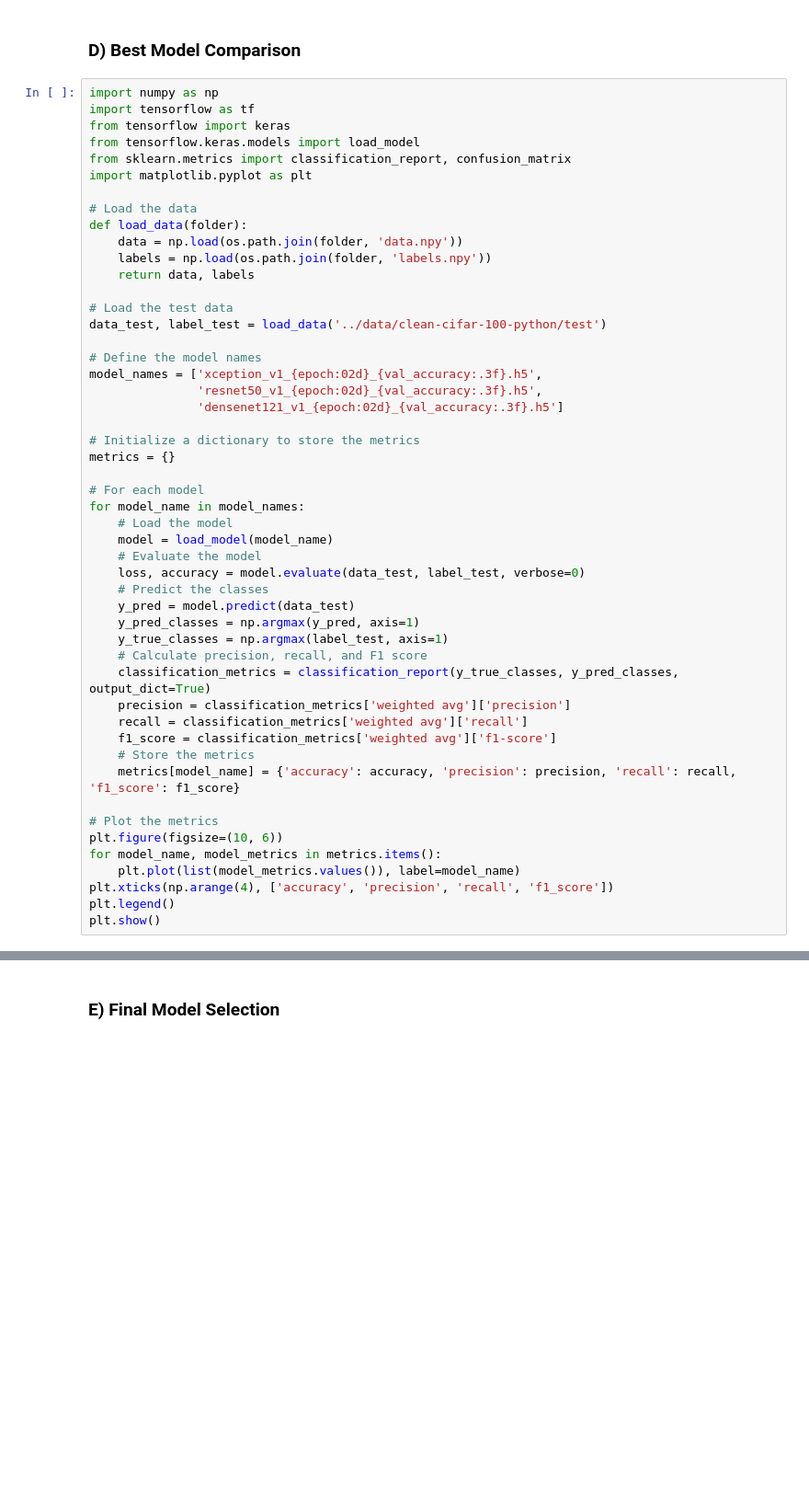
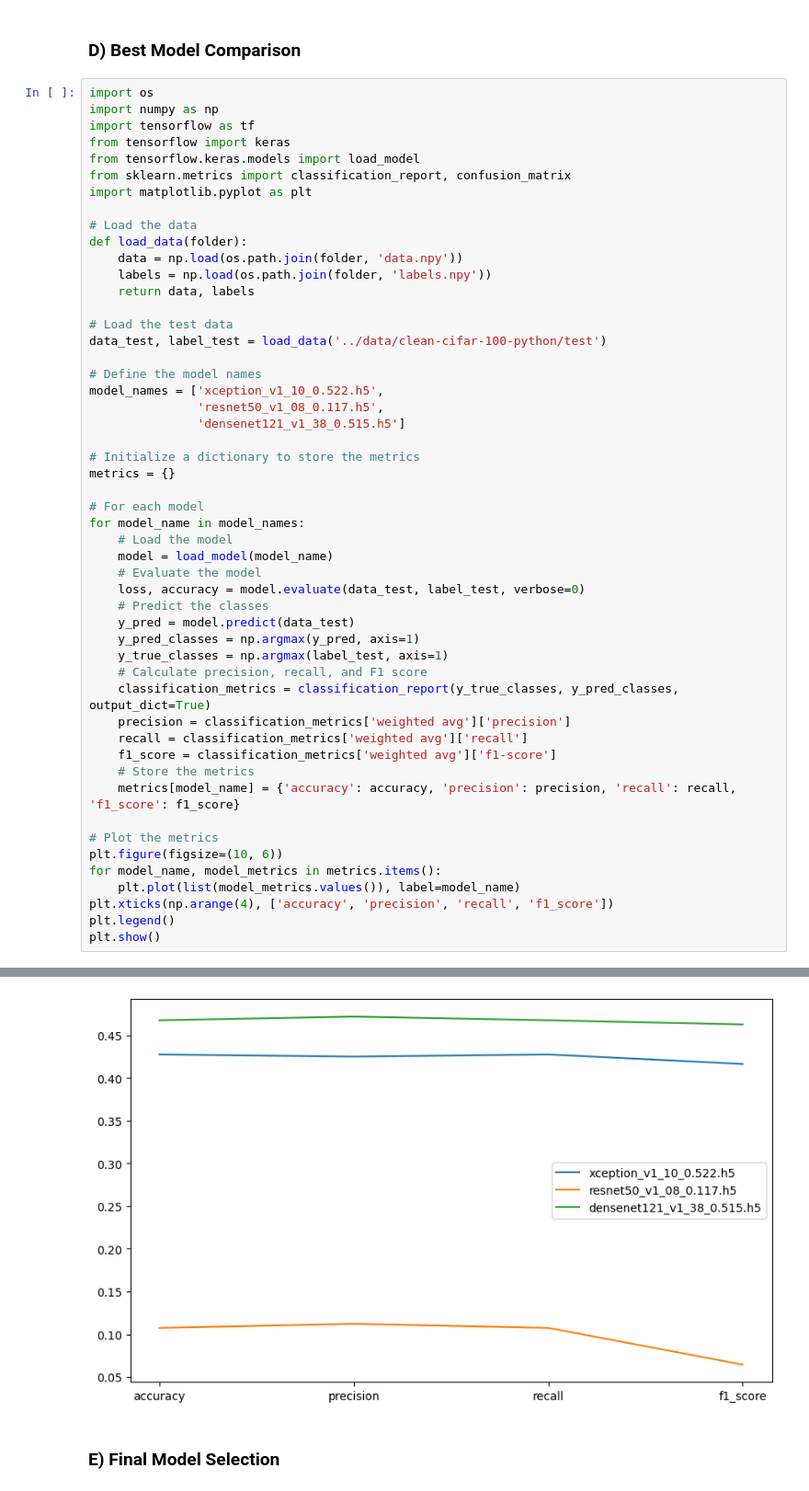
Before and after one commit to anammari/machine-learning-zoomcamp-capstone-2023, a Jupyter notebook: jupyter/notebook.ipynb, the cells around one changed output, grey strips where cells are left out. Shown at 92% size. Drawn from its saved outputs; the diff is of its cells as text; blank space fills up the shorter version.

```diff
--- a/jupyter/notebook.ipynb
+++ b/jupyter/notebook.ipynb
@@ -503,6 +745,7 @@ history = model.fit(
 # %% [markdown]
 ### D) Best Model Comparison
 # %%
+import os
 import numpy as np
 import tensorflow as tf
 from tensorflow import keras
@@ -520,9 +763,9 @@ def load_data(folder):
 data_test, label_test = load_data('../data/clean-cifar-100-python/test')
 
 # Define the model names
-model_names = ['xception_v1_{epoch:02d}_{val_accuracy:.3f}.h5',
-               'resnet50_v1_{epoch:02d}_{val_accuracy:.3f}.h5',
-               'densenet121_v1_{epoch:02d}_{val_accuracy:.3f}.h5']
+model_names = ['xception_v1_10_0.522.h5',
+               'resnet50_v1_08_0.117.h5',
+               'densenet121_v1_38_0.515.h5']
 
 # Initialize a dictionary to store the metrics
 metrics = {}
@@ -552,3 +795,4 @@ for model_name, model_metrics in metrics.items():
 plt.xticks(np.arange(4), ['accuracy', 'precision', 'recall', 'f1_score'])
 plt.legend()
 plt.show()
+# %% [output]
@@ -555,3 +802,4 @@ plt.show()
+[figure, added]
 # %% [markdown]
 ### E) Final Model Selection
 # %%
```
Also changed, not shown: parts of 7 cells of this notebook.
